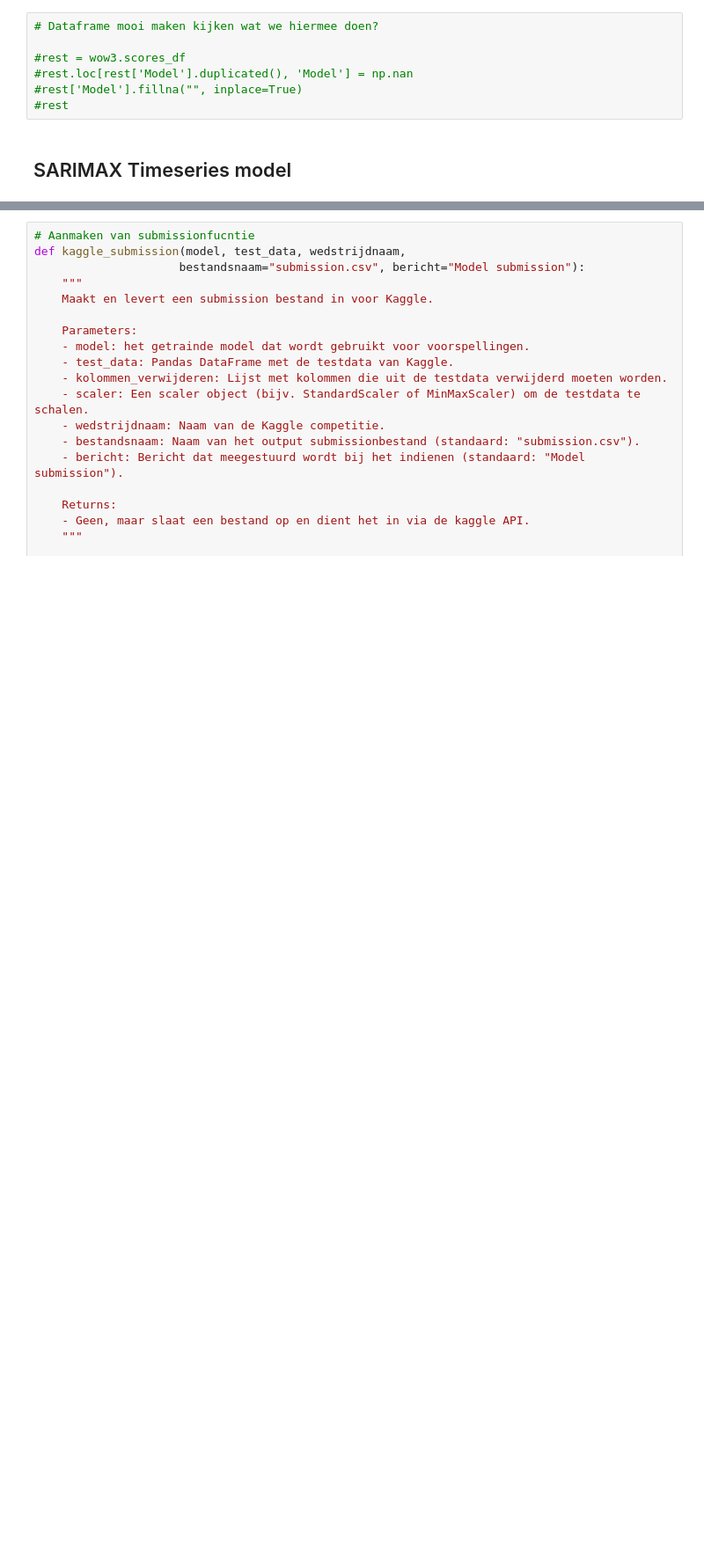
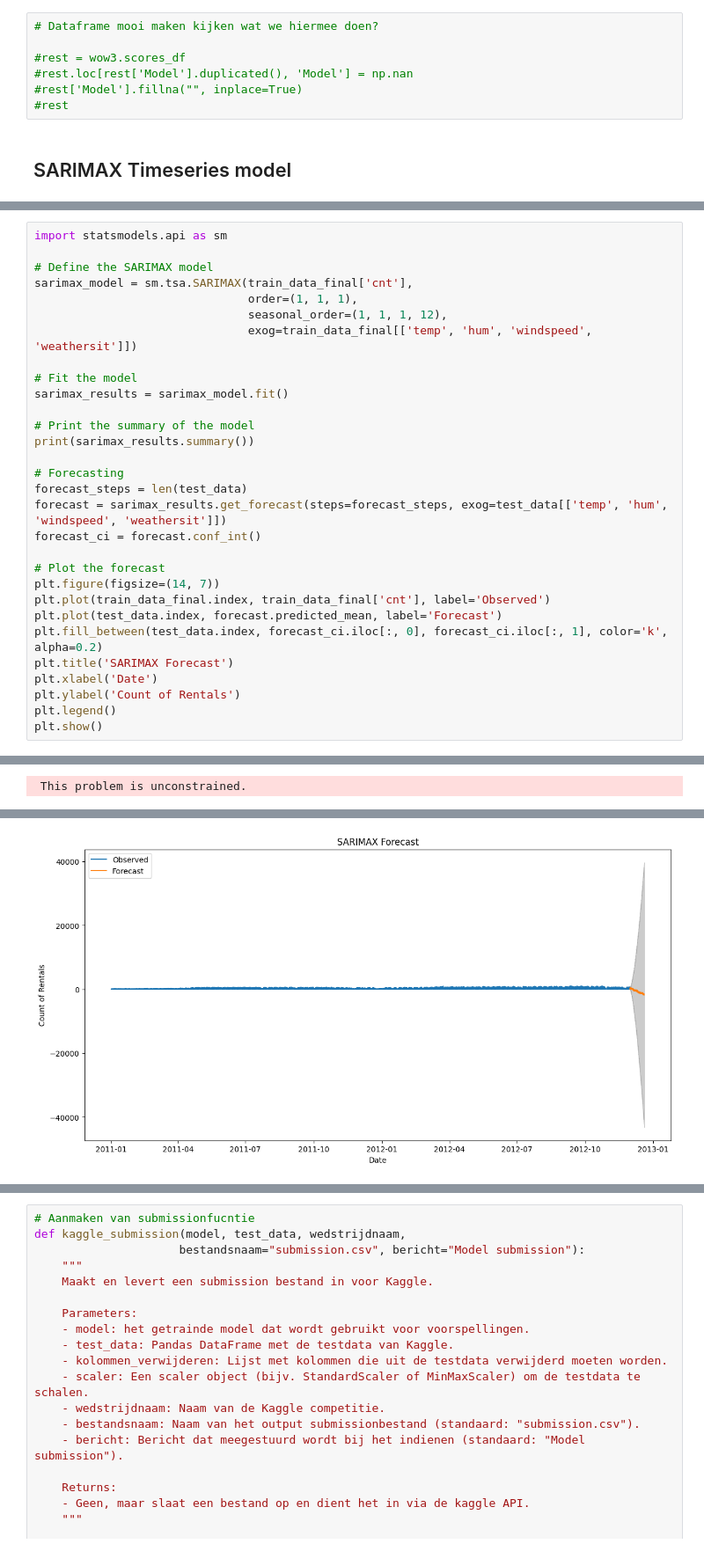
Before and after one commit to Tijnwy/MachineLearning, a Jupyter notebook: ML_opdracht_2/Untitled-1.ipynb, the cells around one changed output, grey strips where cells are left out. Shown at 88% size. Saved outputs shown, nothing was run; the diff lists cells and outputs as text; blank space fills up the shorter version.

Commit message:
Hybrid model toegevoegd incl uitleg

```diff
--- a/ML_opdracht_2/Untitled-1.ipynb
+++ b/ML_opdracht_2/Untitled-1.ipynb
@@ -906,0 +980,31 @@ test rmse LinearRegression() 202.40879640137643
+# %%
+import statsmodels.api as sm
+
+# Define the SARIMAX model
+sarimax_model = sm.tsa.SARIMAX(train_data_final['cnt'],
+                               order=(1, 1, 1),
+                               seasonal_order=(1, 1, 1, 12),
+                               exog=train_data_final[['temp', 'hum', 'windspeed', 'weathersit']])
+
+# Fit the model
+sarimax_results = sarimax_model.fit()
+
+# Print the summary of the model
+print(sarimax_results.summary())
+
+# Forecasting
+forecast_steps = len(test_data)
+forecast = sarimax_results.get_forecast(steps=forecast_steps, exog=test_data[['temp', 'hum', 'windspeed', 'weathersit']])
+forecast_ci = forecast.conf_int()
+
+# Plot the forecast
+plt.figure(figsize=(14, 7))
+plt.plot(train_data_final.index, train_data_final['cnt'], label='Observed')
+plt.plot(test_data.index, forecast.predicted_mean, label='Forecast')
+plt.fill_between(test_data.index, forecast_ci.iloc[:, 0], forecast_ci.iloc[:, 1], color='k', alpha=0.2)
+plt.title('SARIMAX Forecast')
+plt.xlabel('Date')
+plt.ylabel('Count of Rentals')
+plt.legend()
+plt.show()
+# %% [output]
@@ -906,0 +1021 @@ test rmse LinearRegression() 202.40879640137643
+ This problem is unconstrained.
@@ -906,0 +1057 @@ test rmse LinearRegression() 202.40879640137643
+[figure, added]
```
Also changed, not shown: parts of 16 cells of this notebook.
